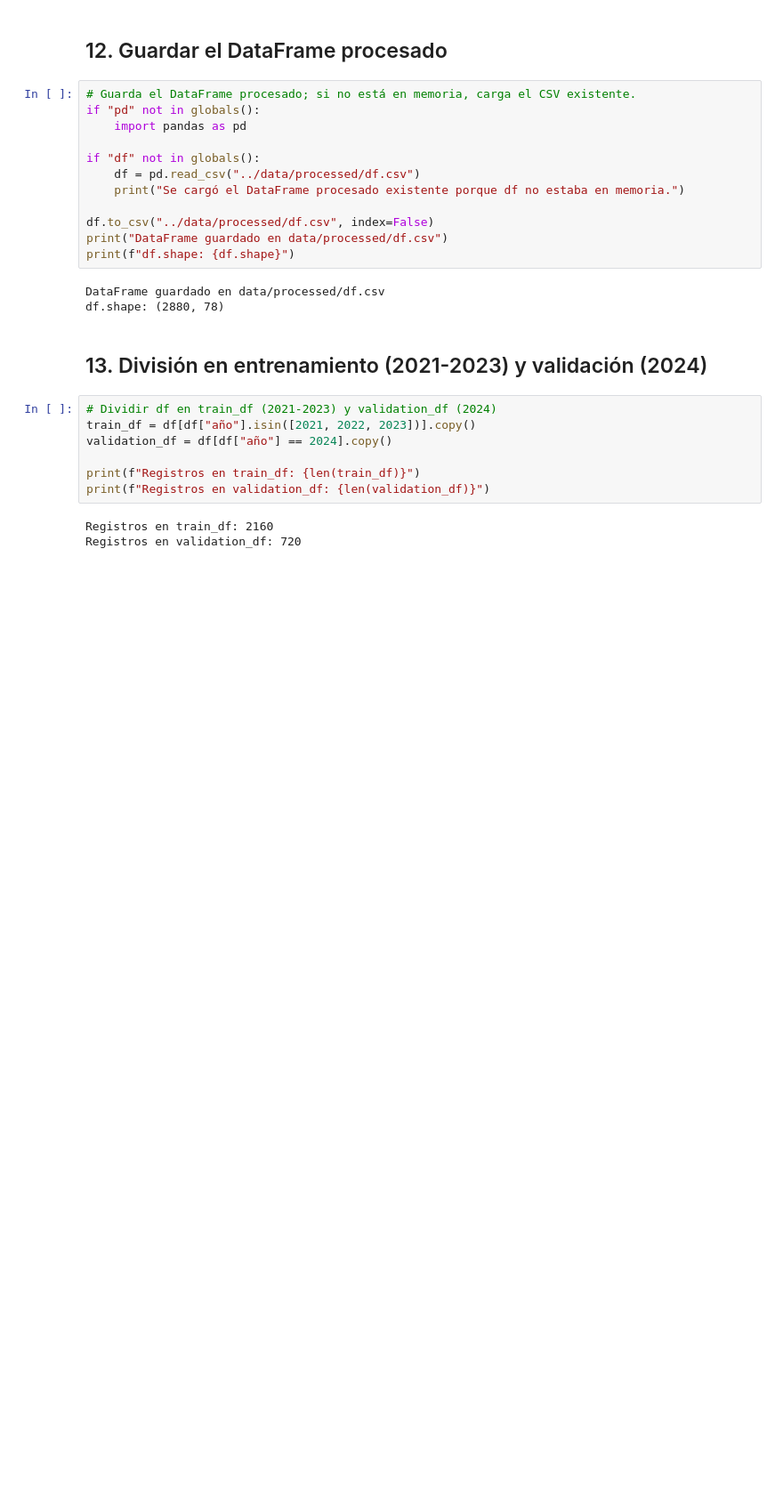
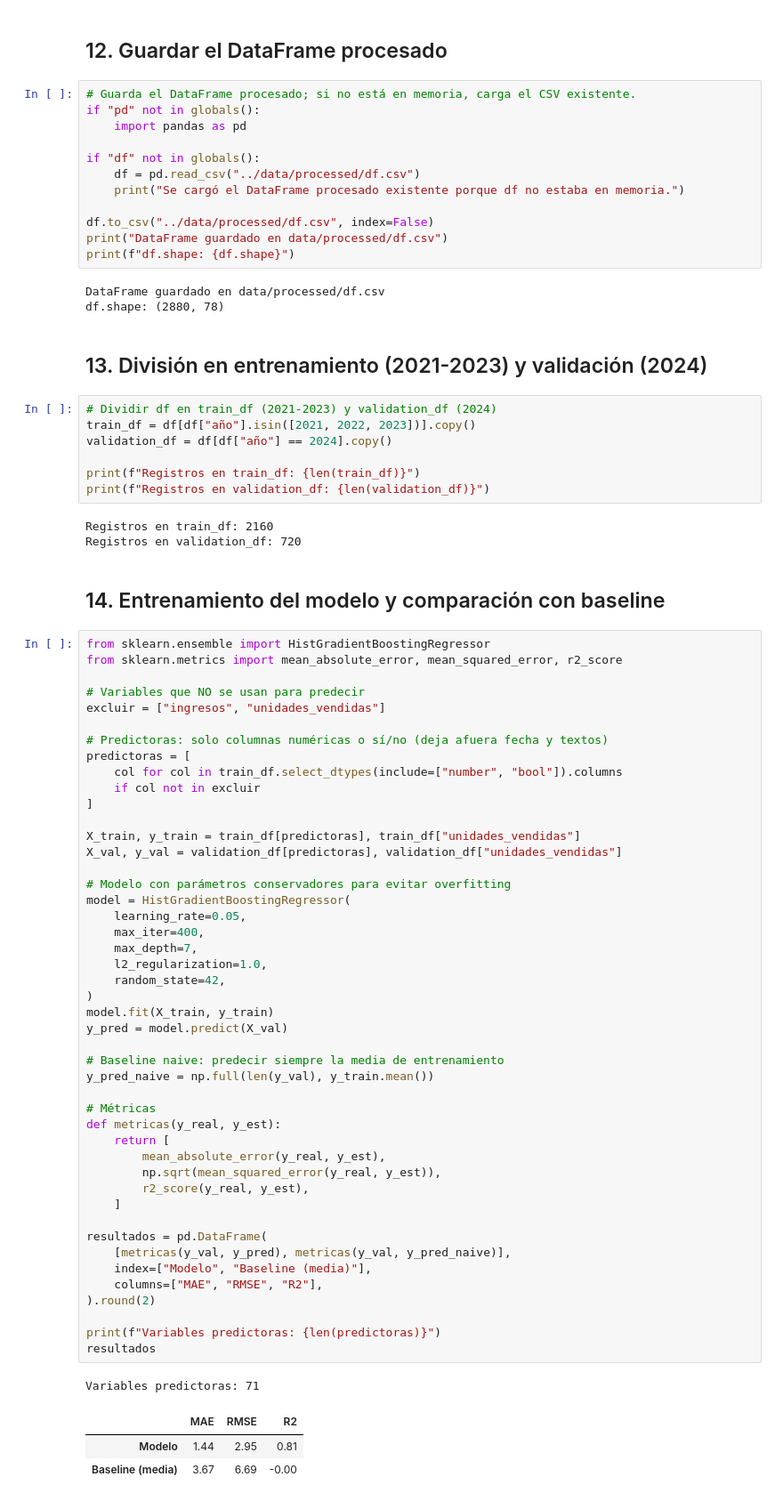
Before and after one commit to florenciaalmironfr-svg/prevision-ventes, a Jupyter notebook: notebooks/Entrenamiento.ipynb, the cells around one changed output. Shown at 89% size. Cells and saved outputs as stored; diff of their text form; blank space fills up the shorter version.

Commit message:
Entraînement HistGradientBoosting et métriques

```diff
--- a/notebooks/Entrenamiento.ipynb
+++ b/notebooks/Entrenamiento.ipynb
@@ -770,3 +770,56 @@ print(f"Registros en validation_df: {len(validation_df)}")
 # %% [output]
 Registros en train_df: 2160
 Registros en validation_df: 720
+# %% [markdown]
+## 14. Entrenamiento del modelo y comparación con baseline
+# %%
+from sklearn.ensemble import HistGradientBoostingRegressor
+from sklearn.metrics import mean_absolute_error, mean_squared_error, r2_score
+
+# Variables que NO se usan para predecir
+excluir = ["ingresos", "unidades_vendidas"]
+
+# Predictoras: solo columnas numéricas o sí/no (deja afuera fecha y textos)
+predictoras = [
+    col for col in train_df.select_dtypes(include=["number", "bool"]).columns
+    if col not in excluir
+]
+
+X_train, y_train = train_df[predictoras], train_df["unidades_vendidas"]
+X_val, y_val = validation_df[predictoras], validation_df["unidades_vendidas"]
+
+# Modelo con parámetros conservadores para evitar overfitting
+model = HistGradientBoostingRegressor(
+    learning_rate=0.05,
+    max_iter=400,
+    max_depth=7,
+    l2_regularization=1.0,
+    random_state=42,
+)
+model.fit(X_train, y_train)
+y_pred = model.predict(X_val)
+
+# Baseline naive: predecir siempre la media de entrenamiento
+y_pred_naive = np.full(len(y_val), y_train.mean())
+
+# Métricas
+def metricas(y_real, y_est):
+    return [
+        mean_absolute_error(y_real, y_est),
+        np.sqrt(mean_squared_error(y_real, y_est)),
+        r2_score(y_real, y_est),
+    ]
+
+resultados = pd.DataFrame(
+    [metricas(y_val, y_pred), metricas(y_val, y_pred_naive)],
+    index=["Modelo", "Baseline (media)"],
+    columns=["MAE", "RMSE", "R2"],
+).round(2)
+
+print(f"Variables predictoras: {len(predictoras)}")
+resultados
+# %% [output]
+Variables predictoras: 71
+|  | MAE | RMSE | R2 |
+| Modelo | 1.44 | 2.95 | 0.81 |
+| Baseline (media) | 3.67 | 6.69 | -0.00 |
```
